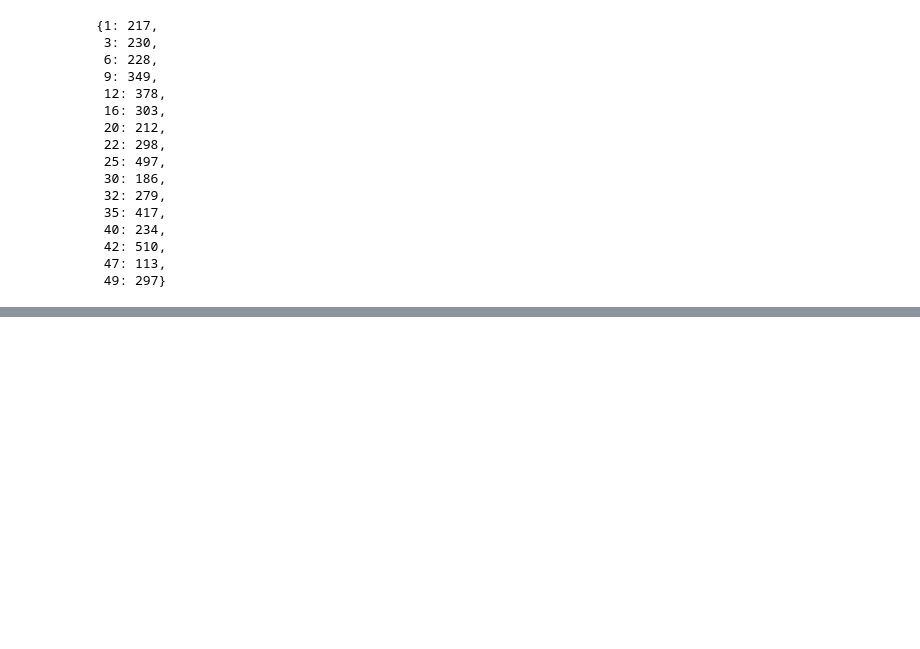
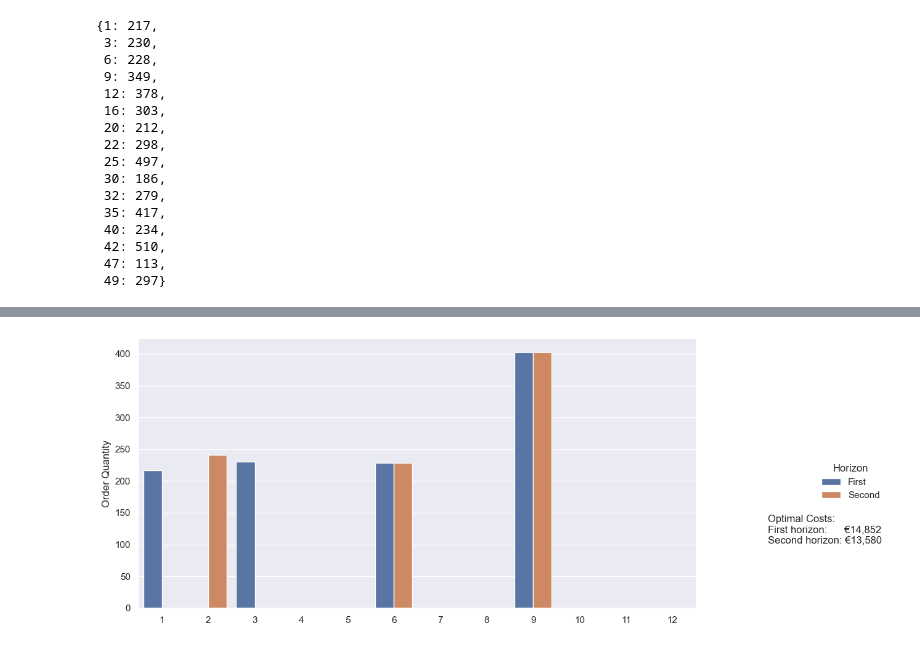
Before and after one commit to AlbinLind/Supply-Chain, a Jupyter notebook: week_2/homework2.ipynb, the cells around one changed output, grey strips where cells are left out. Saved outputs shown, nothing was run; the diff lists cells and outputs as text; code cells hidden in the pictures; blank space fills up the shorter version.

```diff
--- a/week_2/homework2.ipynb
+++ b/week_2/homework2.ipynb
@@ -162,0 +201,5 @@ Text(0.5, 1.0, 'Inventory levels over time')
+# %%
+# Test the nervousness of the solution for 12 weeks or a quarter
+run_test_on_nervousness(12)
+# %% [output]
+[figure, added]
```
Also changed, not shown: parts of 8 cells of this notebook.
